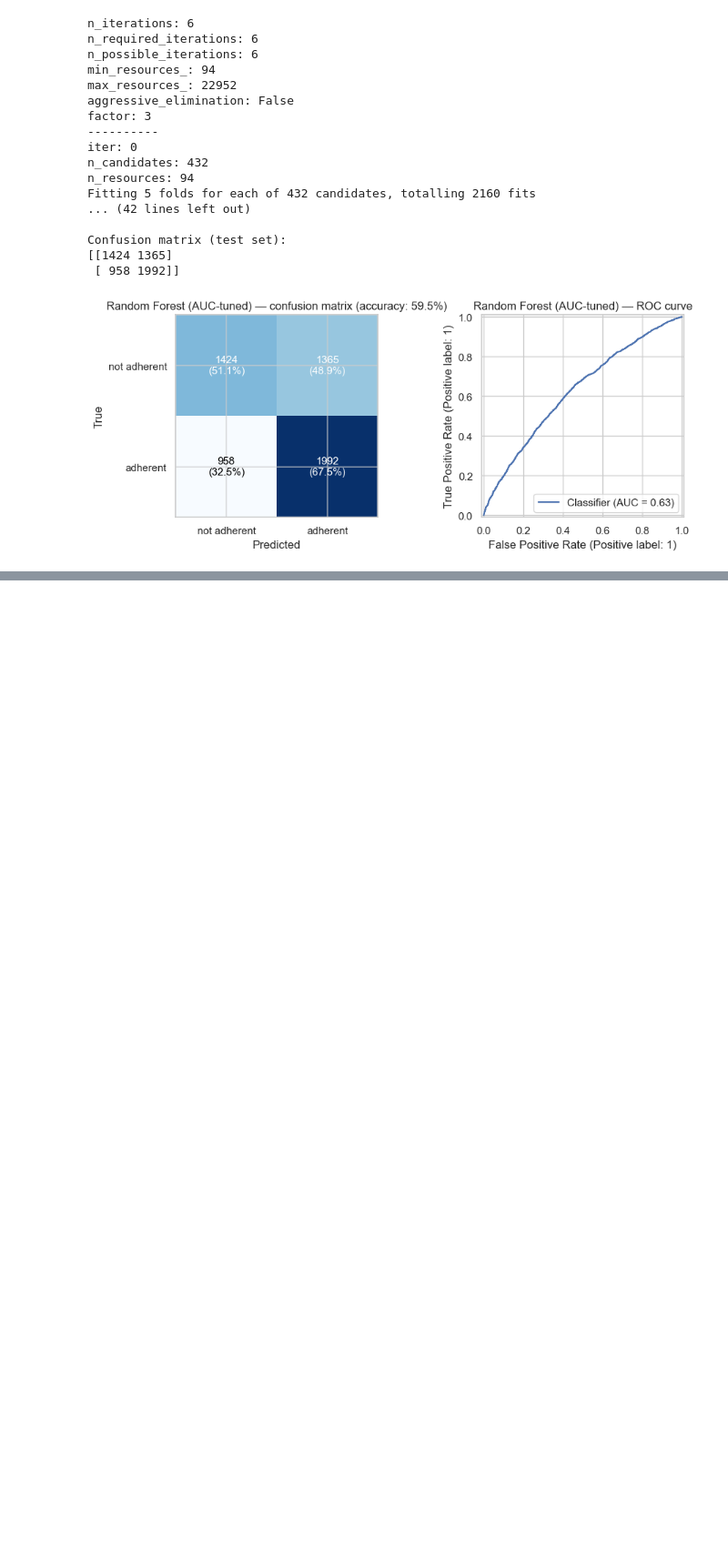
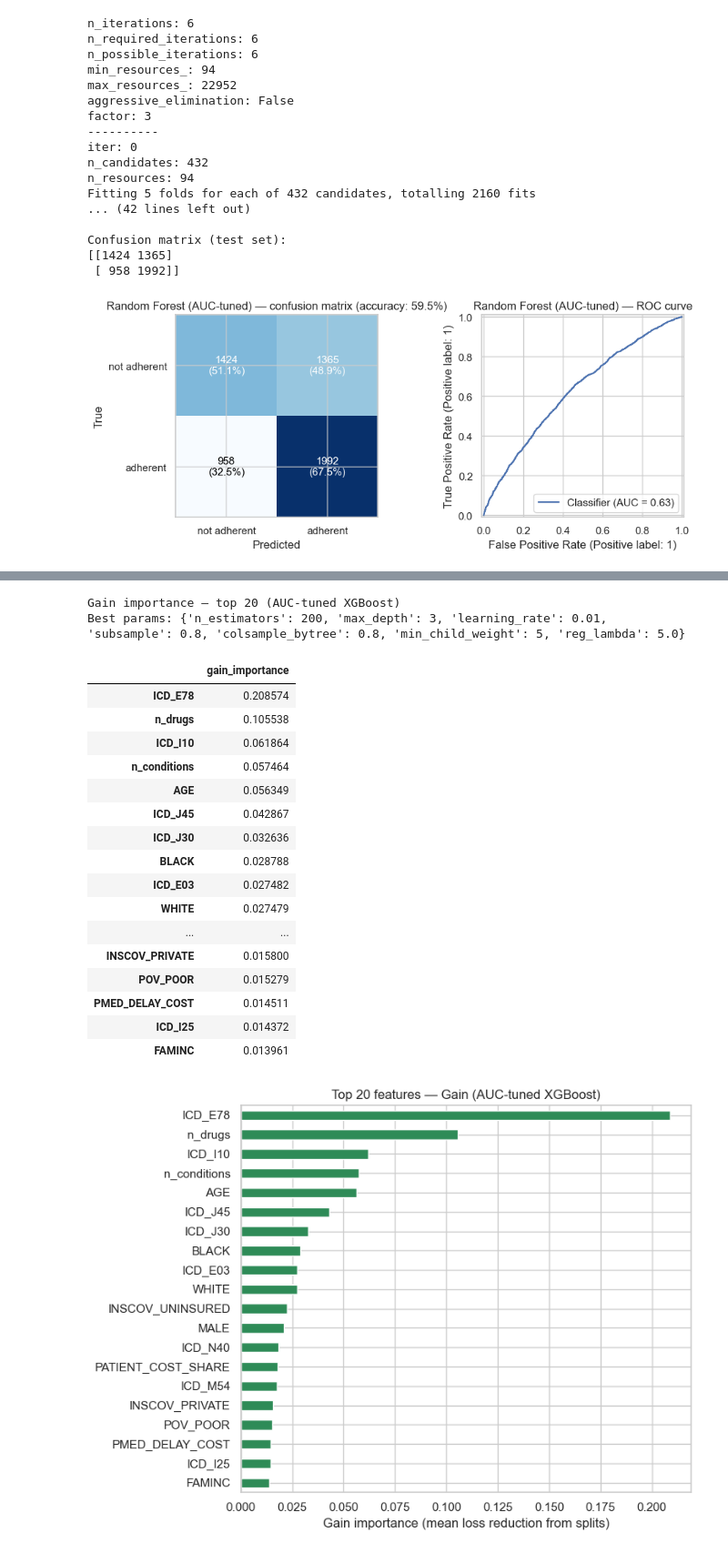
Before and after one commit to FrianaEngineer/Medical-Adherence, a Jupyter notebook: Notebooks/allYearMergeClean.ipynb, the cells around one changed output, grey strips where cells are left out. Shown at 91% size. Saved outputs shown, nothing was run; the diff lists cells and outputs as text; code cells hidden in the pictures; blank space fills up the shorter version.

```diff
--- a/Notebooks/allYearMergeClean.ipynb
+++ b/Notebooks/allYearMergeClean.ipynb
@@ -1557,0 +1824,51 @@ print(
+# %%
+# XGBoost feature importance — Gain (prefer AUC-tuned when available)
+
+model_xgb_imp = best_xgb_auc if "best_xgb_auc" in dir() else best_xgb
+model_xgb_label = (
+    "AUC-tuned"
+    if "best_xgb_auc" in dir() and model_xgb_imp is best_xgb_auc
+    else "F1-tuned"
+)
+
+TOP_N_XGB = 20
+
+gain_imp_xgb = (
+    pd.Series(model_xgb_imp.feature_importances_, index=X_train_xgb.columns)
+    .sort_values(ascending=False)
+)
+
+_p_xgb = model_xgb_imp.get_params()
+_tuned_xgb = {k: _p_xgb[k] for k in XGB_PARAM_GRID if k in _p_xgb}
+
+print(f"Gain importance — top {TOP_N_XGB} ({model_xgb_label} XGBoost)")
+print("Best params:", _tuned_xgb)
+display(gain_imp_xgb.head(TOP_N_XGB).to_frame("gain_importance"))
+
+fig, ax = plt.subplots(figsize=(8, 6))
+gain_imp_xgb.head(TOP_N_XGB).iloc[::-1].plot(kind="barh", ax=ax, color="seagreen")
+ax.set_xlabel("Gain importance (mean loss reduction from splits)")
+ax.set_title(f"Top {TOP_N_XGB} features — Gain ({model_xgb_label} XGBoost)")
+plt.tight_layout()
+plt.show()
+# %% [output]
+Gain importance — top 20 (AUC-tuned XGBoost)
+Best params: {'n_estimators': 200, 'max_depth': 3, 'learning_rate': 0.01, 'subsample': 0.8, 'colsample_bytree': 0.8, 'min_child_weight': 5, 'reg_lambda': 5.0}
+|  | gain_importance |
+| ICD_E78 | 0.208574 |
+| n_drugs | 0.105538 |
+| ICD_I10 | 0.061864 |
+| n_conditions | 0.057464 |
+| AGE | 0.056349 |
+| ICD_J45 | 0.042867 |
+| ICD_J30 | 0.032636 |
+| BLACK | 0.028788 |
+| ICD_E03 | 0.027482 |
+| WHITE | 0.027479 |
+| ... | ... |
+| INSCOV_PRIVATE | 0.015800 |
+| POV_POOR | 0.015279 |
+| PMED_DELAY_COST | 0.014511 |
+| ICD_I25 | 0.014372 |
+| FAMINC | 0.013961 |
+[figure, added]
```
Also changed, not shown: parts of 8 cells of this notebook, 1 other file.
